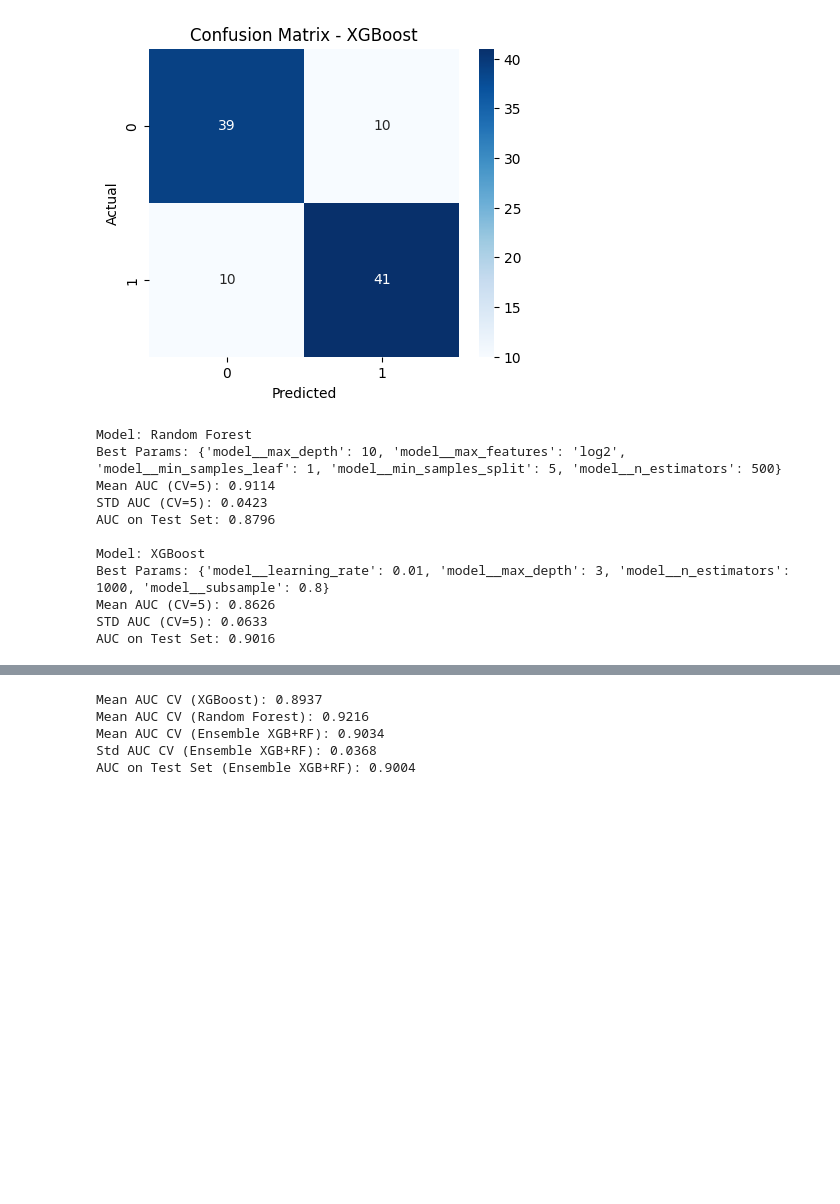
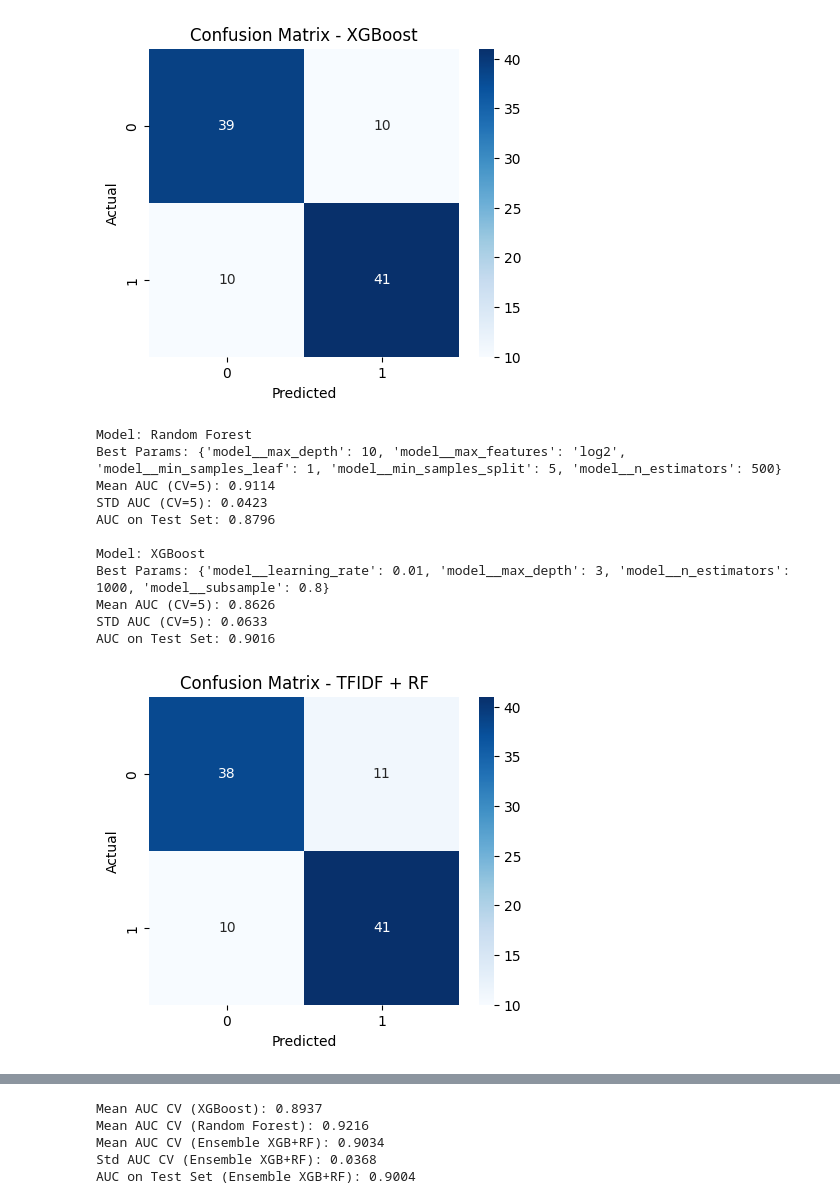
Before and after one commit to laiacoronas/predicting_dementia, a Jupyter notebook: code/models/conversasionals/TDIF.ipynb, the cells around one changed output, grey strips where cells are left out. Saved outputs shown, nothing was run; the diff lists cells and outputs as text; code cells hidden in the pictures; blank space fills up the shorter version.

```diff
--- a/code/models/conversasionals/TDIF.ipynb
+++ b/code/models/conversasionals/TDIF.ipynb
@@ -160,3 +160,90 @@ Best Params: {'model__learning_rate': 0.01, 'model__max_depth': 3, 'model__n_est
 Mean AUC (CV=5): 0.8626
 STD AUC (CV=5): 0.0633
 AUC on Test Set: 0.9016
+# %%
+from sklearn.ensemble import RandomForestClassifier
+import xgboost as xgb
+from sklearn.metrics import roc_auc_score, confusion_matrix, accuracy_score, precision_score, recall_score
+from sklearn.preprocessing import StandardScaler
+from sklearn.compose import ColumnTransformer
+from sklearn.pipeline import Pipeline
+import seaborn as sns
+import matplotlib.pyplot as plt
+import pandas as pd
+
+
+non_scaled_columns = ['sex']
+scaled_columns = [col for col in X_train.columns if col not in non_scaled_columns]
+
+preprocessor = ColumnTransformer(
+    transformers=[
+        ('scaler', StandardScaler(), scaled_columns)
+    ],
+    remainder='passthrough'
+)
+
+models = {
+    'Random Forest': RandomForestClassifier(
+        max_depth=None,
+        max_features='log2',
+        min_samples_leaf=2,
+        min_samples_split=5,
+        n_estimators=1000,
+        random_state=42
+    ),
+    'XGBoost': xgb.XGBClassifier(
+        learning_rate=0.01,
+        max_depth=3,
+        n_estimators=1000,
+        subsample=0.8,
+        random_state=42,
+        use_label_encoder=False,
+        eval_metric='logloss'
+    )
+}
+
+
+results = {}
+
+for model_name, model in models.items():
+    pipeline = Pipeline(steps=[
+        ('preprocessor', preprocessor),
+        ('model', model)
+    ])
+
+    pipeline.fit(X_train, y_train)
+    y_pred_proba = pipeline.predict_proba(X_test)[:, 1]
+    y_pred = pipeline.predict(X_test)
+
+    auc_test = roc_auc_score(y_test, y_pred_proba)
+    cm = confusion_matrix(y_test, y_pred)
+
+    accuracy = accuracy_score(y_test, y_pred)
+    precision = precision_score(y_test, y_pred)
+    recall = recall_score(y_test, y_pred)
+    specificity = cm[0, 0] / (cm[0, 0] + cm[0, 1])  # TN / (TN + FP)
+
+    results[model_name] = {
+        'auc_test': auc_test,
+        'accuracy': accuracy,
+        'precision': precision,
+        'recall': recall,
+        'specificity': specificity
+    }
+
+    plt.figure(figsize=(5, 4))
+    sns.heatmap(cm, annot=True, fmt="d", cmap="Blues")
+    plt.xlabel("Predicted")
+    plt.ylabel("Actual")
+    plt.title(f"Confusion Matrix - TFIDF + RF")
+    plt.show()
+
+for model_name, metrics in results.items():
+    print(f"Model: {model_name}")
+    print(f"AUC on Test Set: {metrics['auc_test']:.4f}")
+    print(f"Accuracy: {metrics['accuracy']:.4f}")
+    print(f"Precision: {metrics['precision']:.4f}")
+    print(f"Sensitivity (Recall): {metrics['recall']:.4f}")
+    print(f"Specificity: {metrics['specificity']:.4f}\n")
+# %% [output]
+[figure, added]
```
Also changed, not shown: parts of 2 cells of this notebook, 1 other file.
